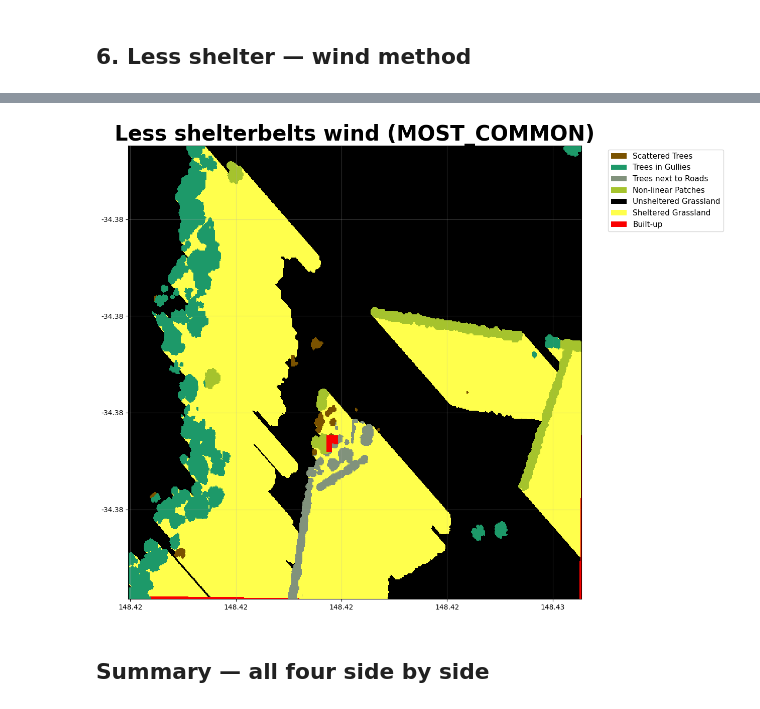
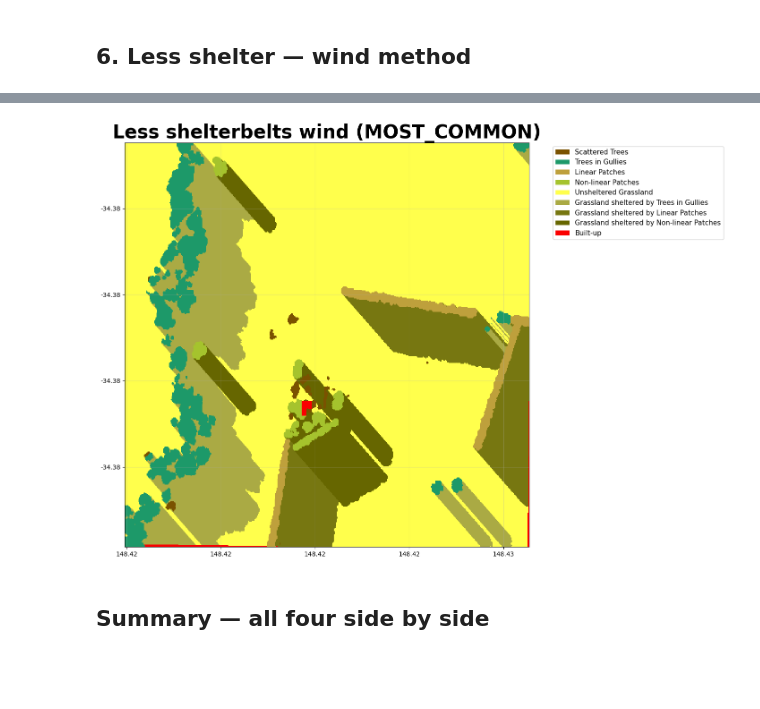
Before and after one commit to ChristopherBradley/shelterbelts, a Jupyter notebook: examples/indices/demo_indices_1m_resolution.ipynb, the cells around one changed output, grey strips where cells are left out. Cells and saved outputs as stored; diff of their text form; code cells hidden in the pictures; blank space fills up the shorter version.

```diff
--- a/examples/indices/demo_indices_1m_resolution.ipynb
+++ b/examples/indices/demo_indices_1m_resolution.ipynb
@@ -142,7 +142,7 @@ ds6, df6 = indices_tif(
     distance_threshold=100,
     buffer_width=30,
     max_shelterbelt_width=50,
-    min_shelterbelt_length=250,
+    min_shelterbelt_length=100,
     min_patch_size=250,
     edge_size=20,
     min_core_size=1000,
@@ -156,12 +156,12 @@ Wall time: 6.31 s
 # %%
 visualise_categories(
-    ds6['linear_categories'],
-    colormap=linear_categories_cmap,
-    labels=linear_categories_labels,
+    ds6['shelter_categories'],
+    colormap=shelter_categories_cmap,
+    labels=shelter_categories_labels,
     title='Less shelterbelts wind (MOST_COMMON)',
 )
 # %% [output]
-[figure, old version]
+[figure, new version]
 # %% [markdown]
 ## Summary — all four side by side
 # %%
```
Also changed, not shown: parts of 10 cells of this notebook, 19 other files.
